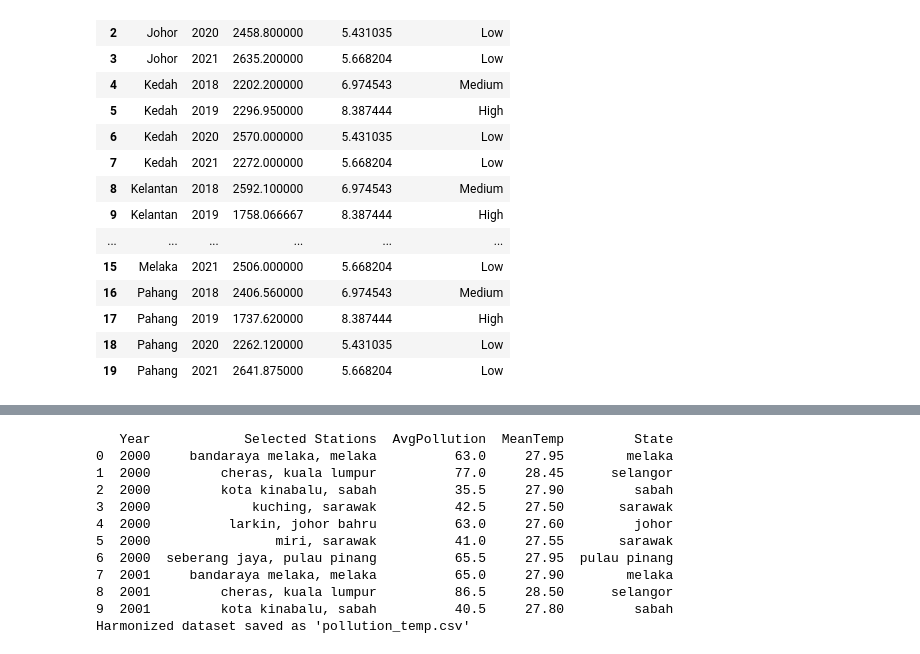
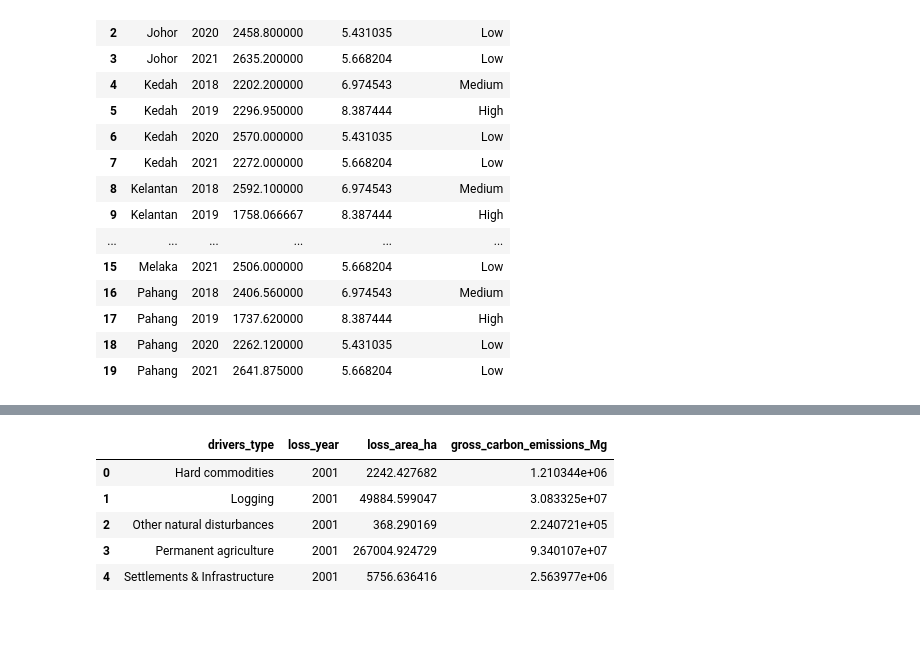
Before and after one commit to Xuannn28/FIT3179-Data-VIsualization-2, a Jupyter notebook: data/data_cleaning.ipynb, the cells around one changed output, grey strips where cells are left out. Saved outputs shown, nothing was run; the diff lists cells and outputs as text; code cells hidden in the pictures; blank space fills up the shorter version.

```diff
--- a/data/data_cleaning.ipynb
+++ b/data/data_cleaning.ipynb
@@ -267,50 +262,15 @@ Total: 13
-# %%
-pollution = pollution[pollution["Year"] >= 2000]
-pollution["AvgPollution"] = (pd.to_numeric(pollution["Maximum"], errors="coerce") +
-                             pd.to_numeric(pollution["Minimum"], errors="coerce")) / 2
-
-# --- Step 3: Manual mapping between air pollution and temperature stations ---
-station_map = {
-    "bandaraya melaka, melaka": "melaka",
-    "cheras, kuala lumpur": "subang",  # or "petaling jaya"
-    "kota kinabalu, sabah": "kota kinabalu",
-    "kuching, sarawak": "kuching",
-    "larkin, johor bahru": "senai",
-    "miri, sarawak": "miri",
-    "seberang jaya, pulau pinang": "bayan lepas"
-}
-
-pollution["mapped_temp_station"] = pollution["Selected Stations"].map(station_map)
-
-# --- Step 4: Merge datasets ---
-merged = pd.merge(
-    pollution,
-    temp,
-    left_on=["Year", "mapped_temp_station"],
-    right_on=["Year", "Selected meteorological station"],
-    how="left"
-)
-
-# --- Step 5: Compute mean temperature ---
-merged["MeanTemp"] = (pd.to_numeric(merged["Minimum Mean temperature in Celcius"], errors="coerce") +
-                      pd.to_numeric(merged["Maximum Mean temperature in Celcius"], errors="coerce")) / 2
-
-# --- Step 6: Keep relevant columns ---
-merged = merged[["Year", "Selected Stations", "AvgPollution", "MeanTemp", "State"]]
-
-print(merged.head(10))
-merged.to_csv("pollution_temp.csv", index=False)
-print("Harmonized dataset saved as 'pollution_temp.csv'")
-# %% [output]
-   Year            Selected Stations  AvgPollution  MeanTemp         State
-0  2000     bandaraya melaka, melaka          63.0     27.95        melaka
-1  2000         cheras, kuala lumpur          77.0     28.45      selangor
-2  2000         kota kinabalu, sabah          35.5     27.90         sabah
-3  2000             kuching, sarawak          42.5     27.50       sarawak
-4  2000          larkin, johor bahru          63.0     27.60         johor
-5  2000                miri, sarawak          41.0     27.55       sarawak
-6  2000  seberang jaya, pulau pinang          65.5     27.95  pulau pinang
-7  2001     bandaraya melaka, melaka          65.0     27.90        melaka
-8  2001         cheras, kuala lumpur          86.5     28.50      selangor
-9  2001         kota kinabalu, sabah          40.5     27.80         sabah
-Harmonized dataset saved as 'pollution_temp.csv'
+# %%
+import pandas as pd
+
+# Load your raw data (replace filename with your actual path)
+df = pd.read_csv("tree_cover_loss_by_driver.csv")
+
+# Show a few rows
+df.head()
+# %% [output]
+|  | drivers_type | loss_year | loss_area_ha | gross_carbon_emissions_Mg |
+| 0 | Hard commodities | 2001 | 2242.427682 | 1.210344e+06 |
+| 1 | Logging | 2001 | 49884.599047 | 3.083325e+07 |
+| 2 | Other natural disturbances | 2001 | 368.290169 | 2.240721e+05 |
+| 3 | Permanent agriculture | 2001 | 267004.924729 | 9.340107e+07 |
+| 4 | Settlements & Infrastructure | 2001 | 5756.636416 | 2.563977e+06 |
```
Also changed, not shown: parts of 2 cells of this notebook, 4 other files.
